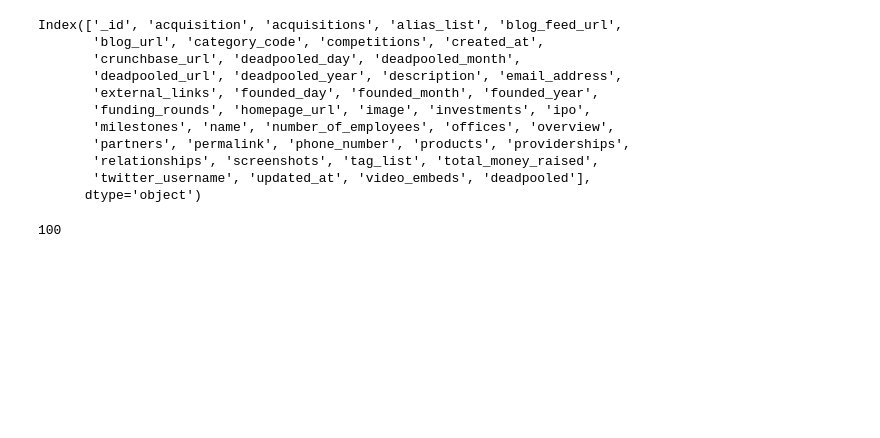
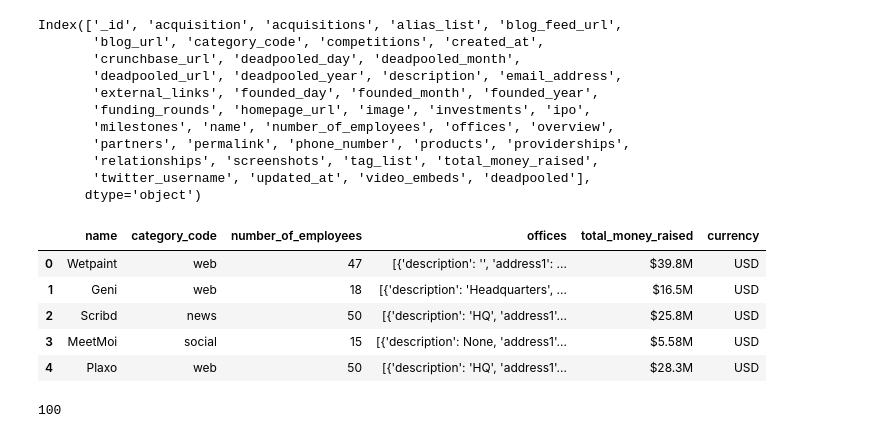
Before and after one commit to aiborra11/Geoquery-project, a Jupyter notebook: My-code/Dataset.ipynb, the cells around one changed output. Cells and saved outputs as stored; diff of their text form; code cells hidden in the pictures; blank space fills up the shorter version.

```diff
--- a/My-code/Dataset.ipynb
+++ b/My-code/Dataset.ipynb
@@ -23,7 +25,7 @@ data = mongo_connect('mongodb://localhost:27017/')
 # %%
 #Query to receive all the required data for my analysis. (I know we should query everything at the same place (pymongo or mongodb compass), but was interested in trying both to learn.).
 
-def mongo_query(data, min_employee, max_employee):
+def mongo_query(data, min_employee = 10, max_employee = 51):
     one_office =  data.find({'$and': [
         {'offices': {'$exists': True}},
         {'offices': {'$ne': None}},
@@ -39,4 +41,4 @@ def mongo_query(data, min_employee, max_employee):
 
     return pd.DataFrame(one_office)
 # %%
-one_office = mongo_query(data, 10, 51)
+one_office = mongo_query(data)
@@ -106,6 +140,15 @@ def currency_converter(df):
             return name
 
 data['currency'] = data['total_money_raised'].apply(currency_converter)
+# %%
+data.head()
+# %% [output]
+|  | name | category_code | number_of_employees | offices | total_money_raised | currency |
+| 0 | Wetpaint | web | 47 | [{'description': '', 'address1': ... | $39.8M | USD |
+| 1 | Geni | web | 18 | [{'description': 'Headquarters', ... | $16.5M | USD |
+| 2 | Scribd | news | 50 | [{'description': 'HQ', 'address1'... | $25.8M | USD |
+| 3 | MeetMoi | social | 15 | [{'description': None, 'address1'... | $5.58M | USD |
+| 4 | Plaxo | web | 50 | [{'description': 'HQ', 'address1'... | $28.3M | USD |
 # %%
 #Deleting currency symbols.
 
```
Also changed, not shown: parts of 5 cells of this notebook, 9 other files.
